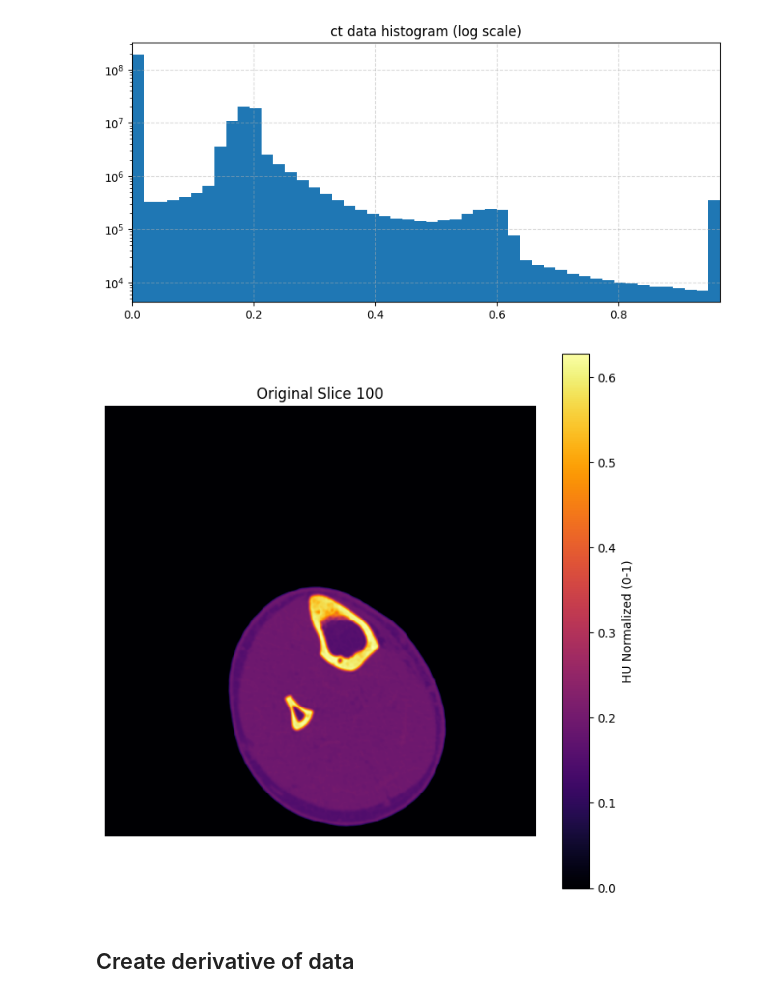
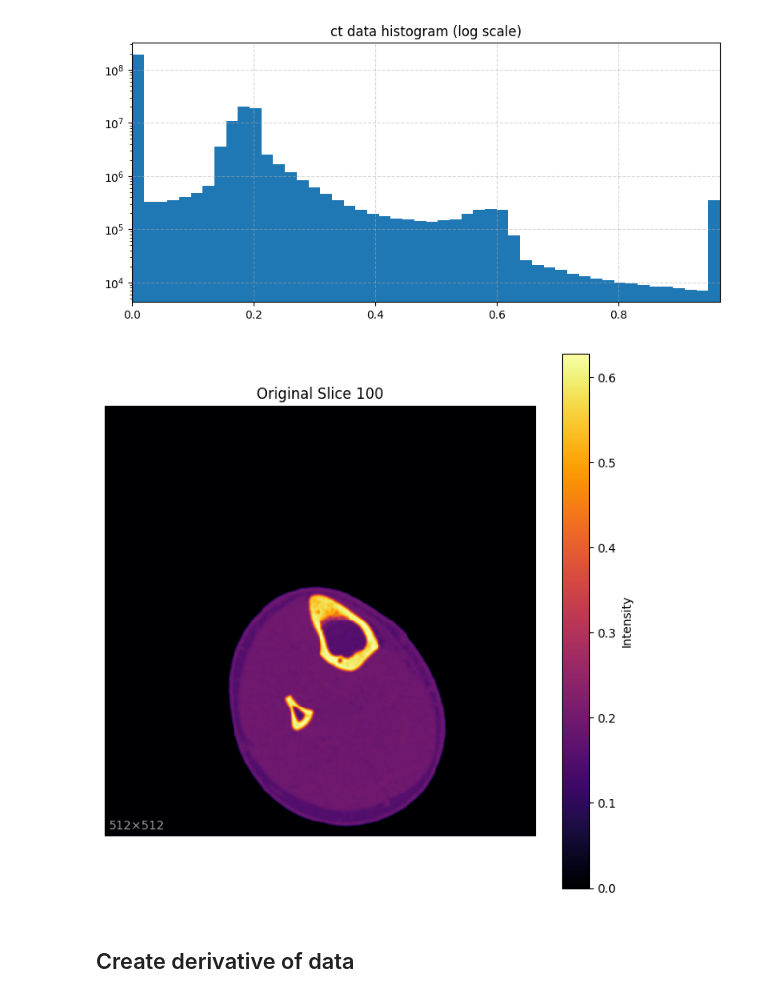
Before and after one commit to MateoVanDamme/3dknee, a Jupyter notebook: processing_increase_contrast_nrrd.ipynb, the cells around one changed output. Saved outputs shown, nothing was run; the diff lists cells and outputs as text; code cells hidden in the pictures.

```diff
--- a/processing_increase_contrast_nrrd.ipynb
+++ b/processing_increase_contrast_nrrd.ipynb
@@ -66,13 +45,15 @@ def plot_histogram(data, bins=100, title="Histogram", log=True):
     plt.tight_layout()
     plt.show()
 # %%
+from lib.plothelpers import plot_image
+
 # Select a slice
 slice_index = 100
 slice_data = data[slice_index]
 
 plot_histogram(data, bins=50, title="ct data histogram")
 # Plot the slice
-plot_slice(slice_data, title=f"Original Slice {slice_index}", colorbar_label='HU Normalized (0-1)')
+plot_image(slice_data, title=f"Original Slice {slice_index}")
 # %% [output]
 [figure]
-[figure, old version]
+[figure, new version]
```
Also changed, not shown: parts of 9 cells of this notebook, 10 other files.
